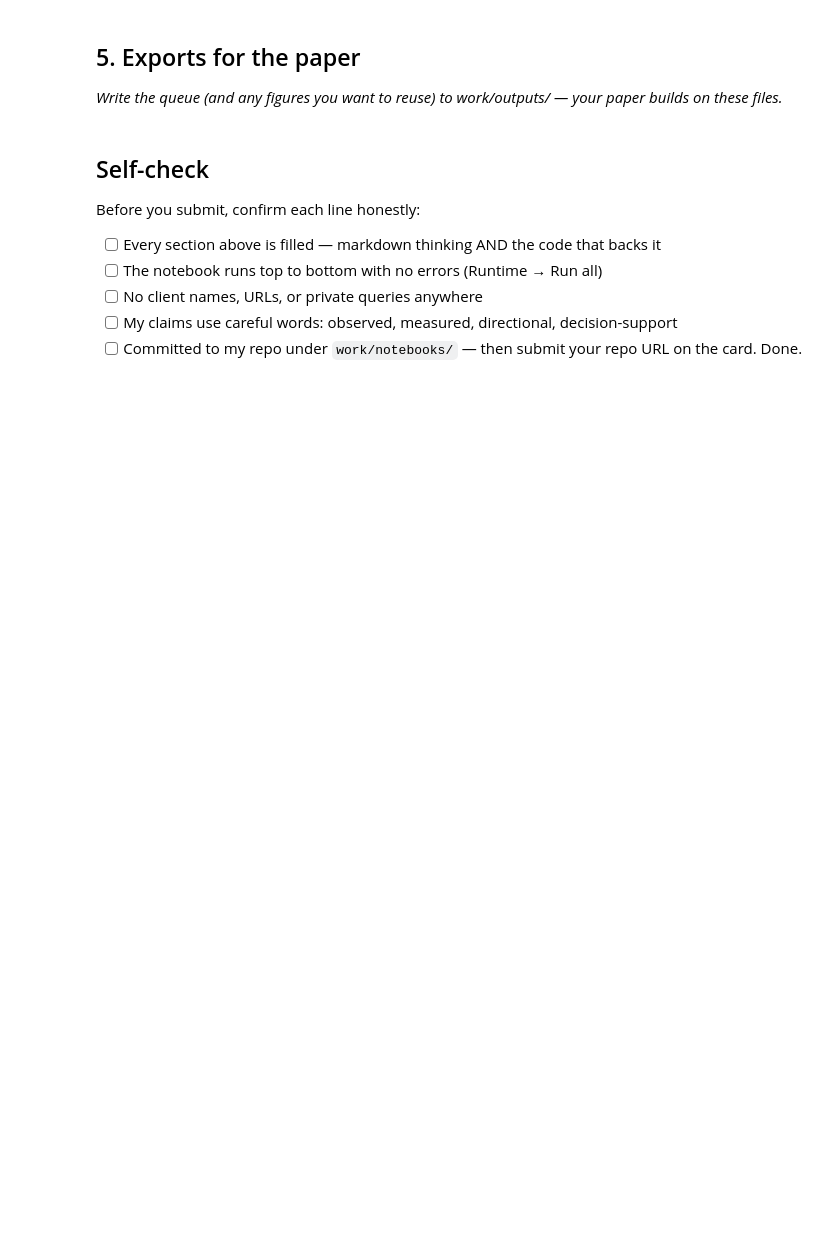
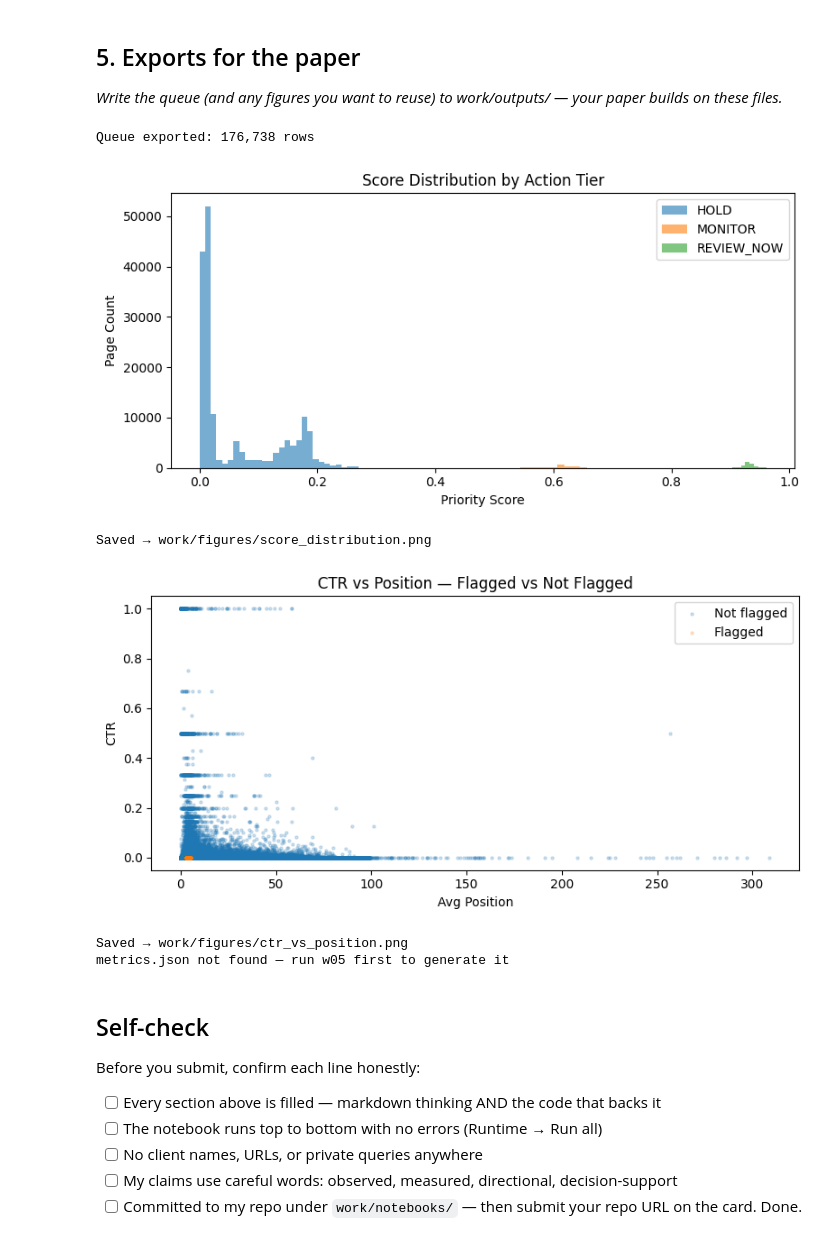
Before and after one commit to Kaneriah43/Flyrank_Ml_Internship, a Jupyter notebook: work/notebooks/w07_action_playbook.ipynb, the cells around one changed output. Drawn from its saved outputs; the diff is of its cells as text; code cells hidden in the pictures; blank space fills up the shorter version.

```diff
--- a/work/notebooks/w07_action_playbook.ipynb
+++ b/work/notebooks/w07_action_playbook.ipynb
@@ -34,3 +308,22 @@ This skeleton is yours to fill. Work the sections **in order** — each one has
 # %%
 # This cell is for CODE (numbers, a query, a check).
 # Write your text answer in the cell ABOVE this one — typing sentences here breaks Run All.
+# %%
+baseline_metrics = {
+    "month":             "2026-03",
+    "positive_rate":     float(round(y.mean(), 4)),
+    "p50_random_forest": float(round(precision_at_k(
+        rf.predict_proba(X_test)[:, 1], y_test, 50), 3)),
+    "retrain_triggers": {
+        "positive_rate_drift": 0.50,
+        "p50_threshold":       0.50,
+        "max_months_stale":    3
+    }
+}
+
+os.makedirs("work/outputs", exist_ok=True)
+with open("work/outputs/monitoring_baseline.json", "w") as f:
+    json.dump(baseline_metrics, f, indent=2)
+
+print("=== Monitoring baseline ===")
+print(json.dumps(baseline_metrics, indent=2))
@@ -41,6 +346,61 @@ This skeleton is yours to fill. Work the sections **in order** — each one has
 # %%
 # This cell is for CODE (numbers, a query, a check).
 # Write your text answer in the cell ABOVE this one — typing sentences here breaks Run All.
+# %%
+os.makedirs("work/outputs", exist_ok=True)
+os.makedirs("work/figures", exist_ok=True)
+
+# Export ranked queue
+queue[["content_hash_id", "client_hash_id", "month", "priority_score",
+       "action_tier", "reason_code", "impressions_90d", "clicks_90d",
+       "avg_position", "ctr", "days_since_last_update",
+       "is_declining_label"]]\
+    .to_csv("work/outputs/action_playbook_queue.csv", index=False)
+print(f"Queue exported: {len(queue):,} rows")
+
+# Figure 1 — score distribution by action tier
+fig, ax = plt.subplots(figsize=(8, 4))
+for tier, grp in df.groupby("action_tier"):
+    ax.hist(grp["priority_score"], bins=30, alpha=0.6, label=tier)
+ax.set_xlabel("Priority Score")
+ax.set_ylabel("Page Count")
+ax.set_title("Score Distribution by Action Tier")
+ax.legend()
+plt.tight_layout()
+plt.savefig("work/figures/score_distribution.png", dpi=150)
+plt.show()
+print("Saved → work/figures/score_distribution.png")
+
+# Figure 2 — CTR vs position flagged vs not
+fig, ax = plt.subplots(figsize=(8, 4))
+for label, grp in df.groupby("is_declining_label"):
+    ax.scatter(grp["avg_position"], grp["ctr"],
+               alpha=0.2, s=5,
+               label="Flagged" if label == 1 else "Not flagged")
+ax.set_xlabel("Avg Position")
+ax.set_ylabel("CTR")
+ax.set_title("CTR vs Position — Flagged vs Not Flagged")
+ax.legend()
+plt.tight_layout()
+plt.savefig("work/figures/ctr_vs_position.png", dpi=150)
+plt.show()
+print("Saved → work/figures/ctr_vs_position.png")
+
+# Print metrics receipt
+try:
+    with open("work/outputs/metrics.json") as f:
+        metrics = json.load(f)
+    print("\n=== Metrics receipt ===")
+    print(json.dumps(metrics, indent=2))
+except FileNotFoundError:
+    print("metrics.json not found — run w05 first to generate it")
+# %% [output]
+Queue exported: 176,738 rows
+[figure, added]
+Saved → work/figures/score_distribution.png
+[figure, added]
+Saved → work/figures/ctr_vs_position.png
+metrics.json not found — run w05 first to generate it
 # %% [markdown]
 ## Self-check
 
```
Also changed, not shown: parts of 23 cells of this notebook.
